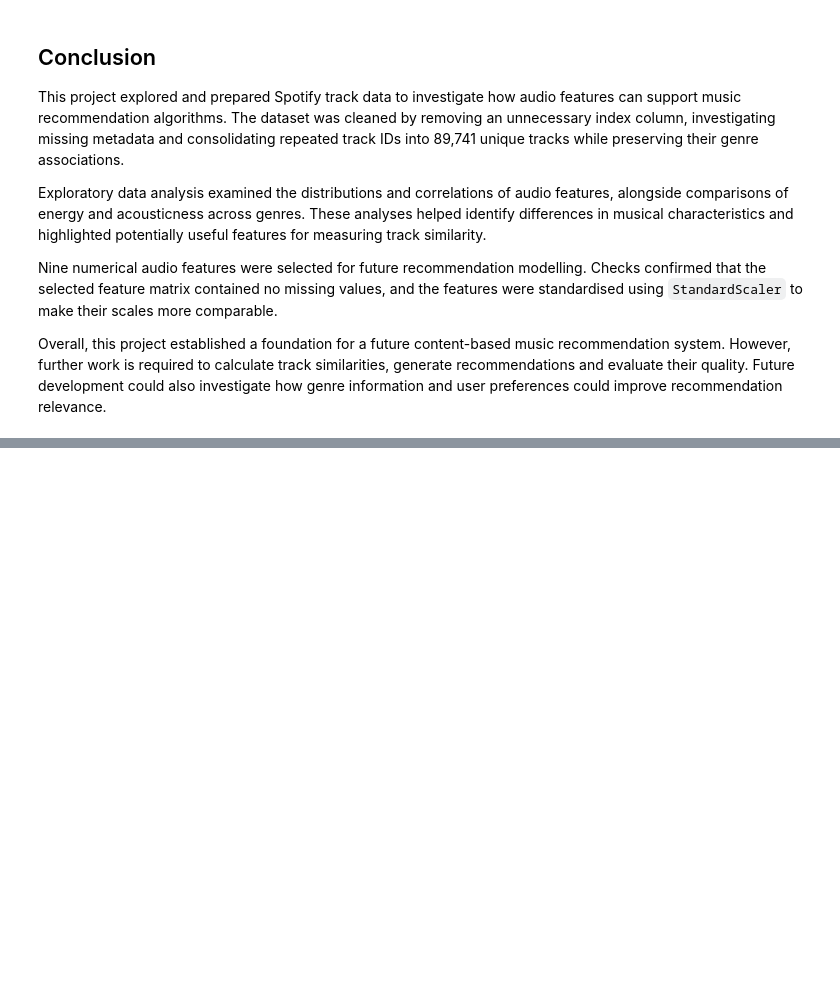
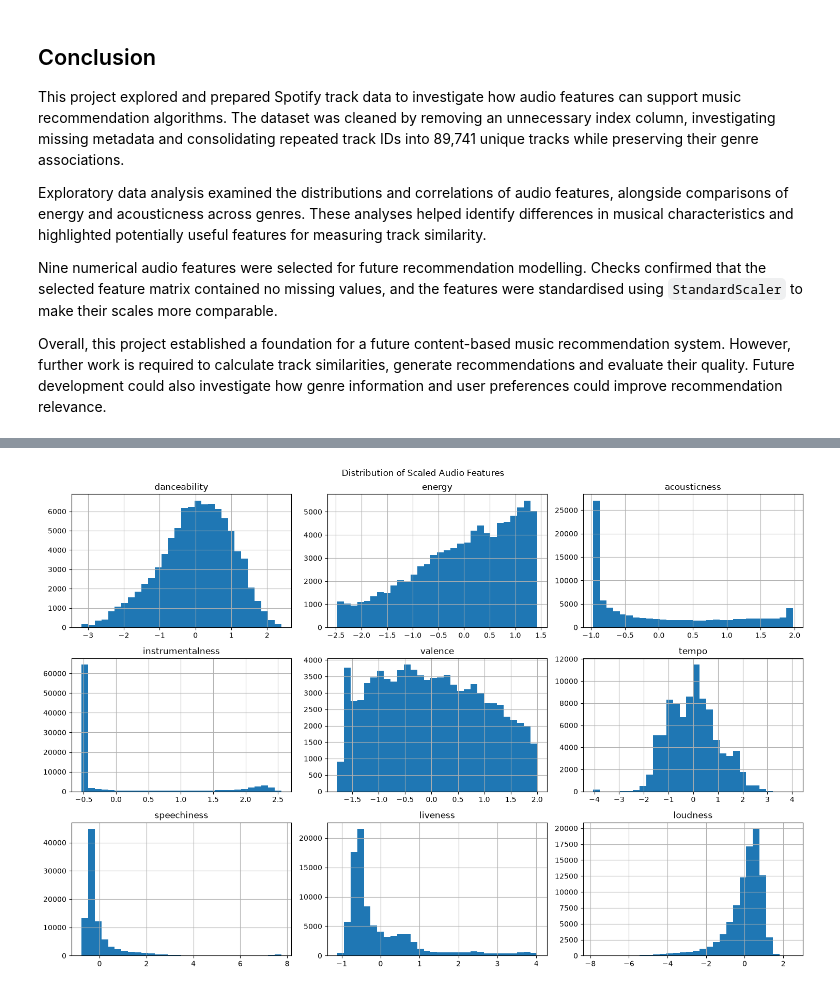
Before and after one commit to a-a-r-o-n-1-0/music-recommendation-analysis, a Jupyter notebook: music_analysis.ipynb, the cells around one changed output, grey strips where cells are left out. Saved outputs shown, nothing was run; the diff lists cells and outputs as text; code cells hidden in the pictures; blank space fills up the shorter version.

```diff
--- a/music_analysis.ipynb
+++ b/music_analysis.ipynb
@@ -647,0 +935,8 @@ Overall, this project established a foundation for a future content-based music
+# %%
+from sklearn.preprocessing import StandardScaler
+
+scaler = StandardScaler()
+
+X_scaled = scaler.fit_transform(X)
+
+print(X_scaled.shape)
@@ -647,0 +945,7 @@ Overall, this project established a foundation for a future content-based music
+# %%
+X_scaled_df = pd.DataFrame(
+    X_scaled,
+    columns=features
+)
+
+print(X_scaled_df.describe().round(3))
@@ -647,0 +972,13 @@ Overall, this project established a foundation for a future content-based music
+# %%
+import matplotlib.pyplot as plt
+
+X_scaled_df.hist(
+    figsize=(15, 10),
+    bins=30
+)
+
+plt.suptitle('Distribution of Scaled Audio Features')
+plt.tight_layout()
+plt.show()
+# %% [output]
+[figure, added]
```
Also changed, not shown: parts of 130 cells of this notebook, 11 other files.
